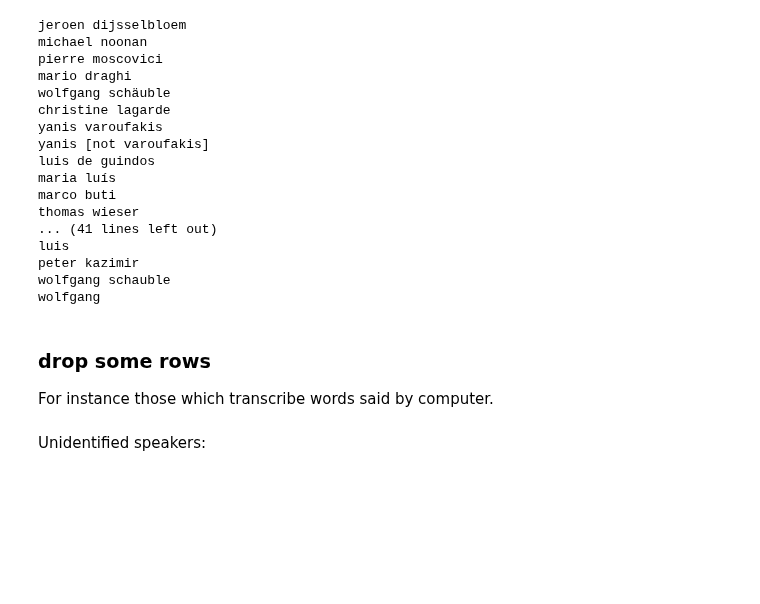
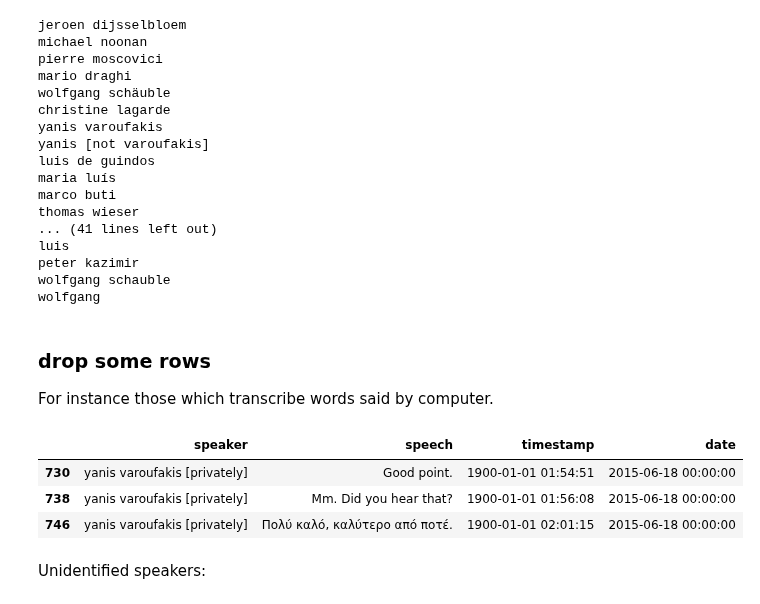
Before and after one commit to ariansajina/master-thesis, a Jupyter notebook: notebooks/explore_speakers.ipynb, the cells around one changed output. Drawn from its saved outputs; the diff is of its cells as text; code cells hidden in the pictures; blank space fills up the shorter version.

```diff
--- a/notebooks/explore_speakers.ipynb
+++ b/notebooks/explore_speakers.ipynb
@@ -83,6 +83,13 @@ df = df[df.speaker != 'inaudible']
 #for row in df[df.speaker == 'inaudible'].iterrows():
 #    print(row[1].speech)
 #    print()
+# %%
+df[df.speaker == 'yanis varoufakis [privately]']
+# %% [output]
+|  | speaker | speech | timestamp | date |
+| 730 | yanis varoufakis [privately] | Good point. | 1900-01-01 01:54:51 | 2015-06-18 00:00:00 |
+| 738 | yanis varoufakis [privately] | Mm. Did you hear that? | 1900-01-01 01:56:08 | 2015-06-18 00:00:00 |
+| 746 | yanis varoufakis [privately] | Πολύ καλό, καλύτερο από ποτέ. | 1900-01-01 02:01:15 | 2015-06-18 00:00:00 |
 # %%
 df = df[df.speaker != 'yanis varoufakis [privately]']
 # %% [markdown]
```
Also changed, not shown: 1 other file.
